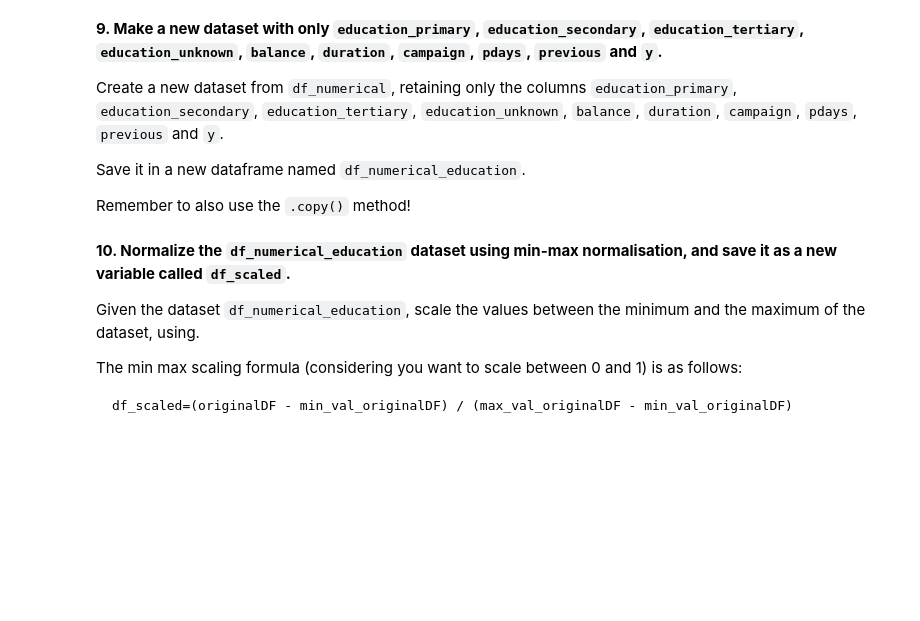
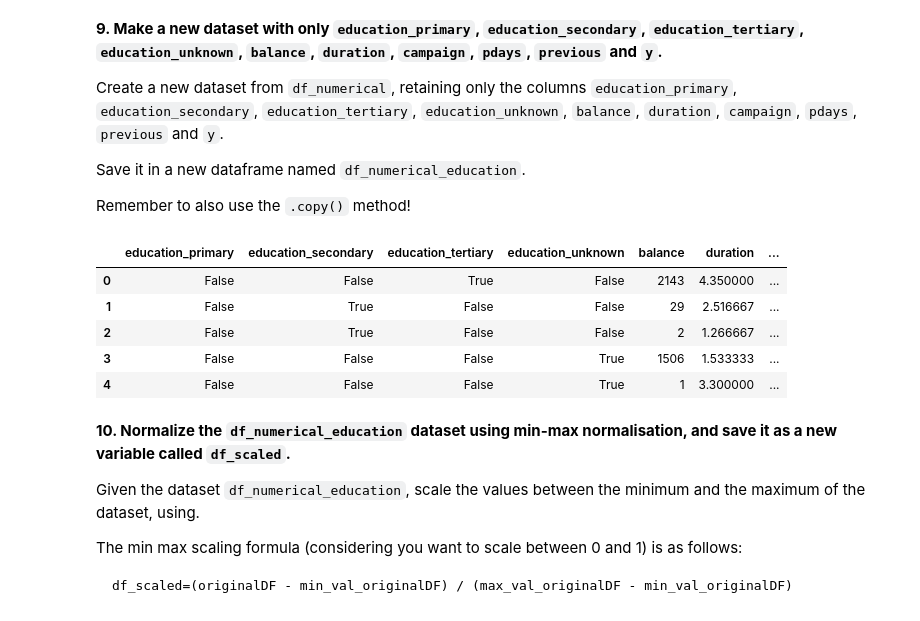
Before and after one commit to hackneycrypto/Introduction-to-Machine-Learning, a Jupyter notebook: notebooks/bank_marketing.ipynb, the cells around one changed output. Cells and saved outputs as stored; diff of their text form; code cells hidden in the pictures; blank space fills up the shorter version.

```diff
--- a/notebooks/bank_marketing.ipynb
+++ b/notebooks/bank_marketing.ipynb
@@ -242,20 +302,30 @@ Save it in a new dataframe named `df_numerical_education`.
 Remember to also use the `.copy()` method!
 # %%
 # Your code here
+# Select the required columns for the new dataset
 selected_columns = [
     'education_primary',
     'education_secondary',
     'education_tertiary',
     'education_unknown',
     'balance',
     'duration',
     'campaign',
     'pdays',
     'previous',
     'y'
 ]
 
+# Create a new DataFrame with the selected columns
 df_numerical_education = df_numerical[selected_columns].copy()
+df_numerical_education.head()
+# %% [output]
+|  | education_primary | education_secondary | education_tertiary | education_unknown | balance | duration | ... |
+| 0 | False | False | True | False | 2143 | 4.350000 | ... |
+| 1 | False | True | False | False | 29 | 2.516667 | ... |
+| 2 | False | True | False | False | 2 | 1.266667 | ... |
+| 3 | False | False | False | True | 1506 | 1.533333 | ... |
+| 4 | False | False | False | True | 1 | 3.300000 | ... |
 # %% [markdown]
 **10. Normalize the `df_numerical_education` dataset using min-max normalisation, and save it as a new variable called `df_scaled`.**
 
```
Also changed, not shown: parts of 17 cells of this notebook.
